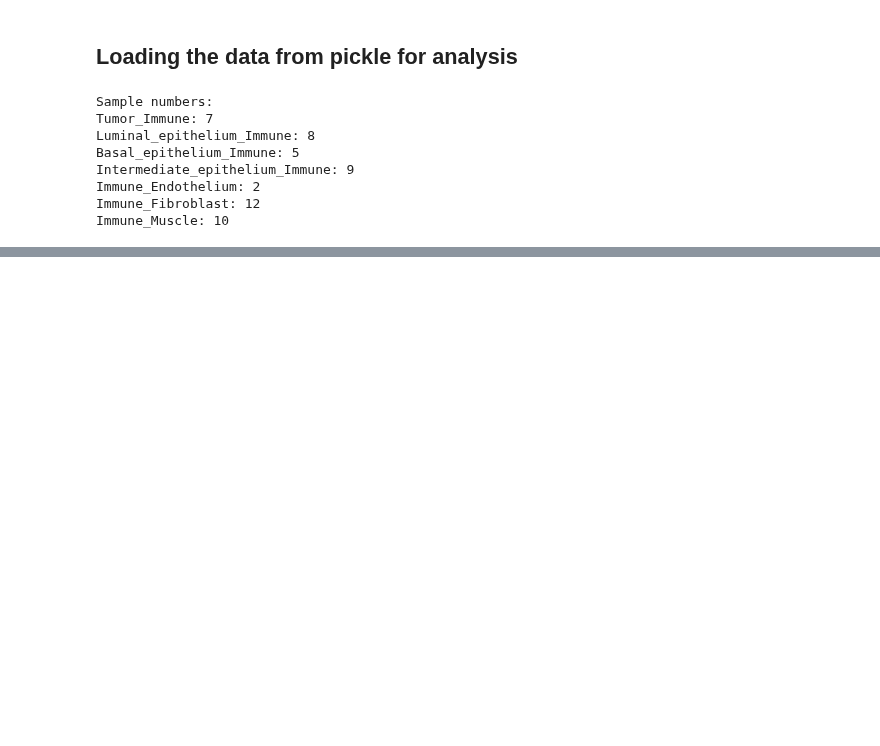
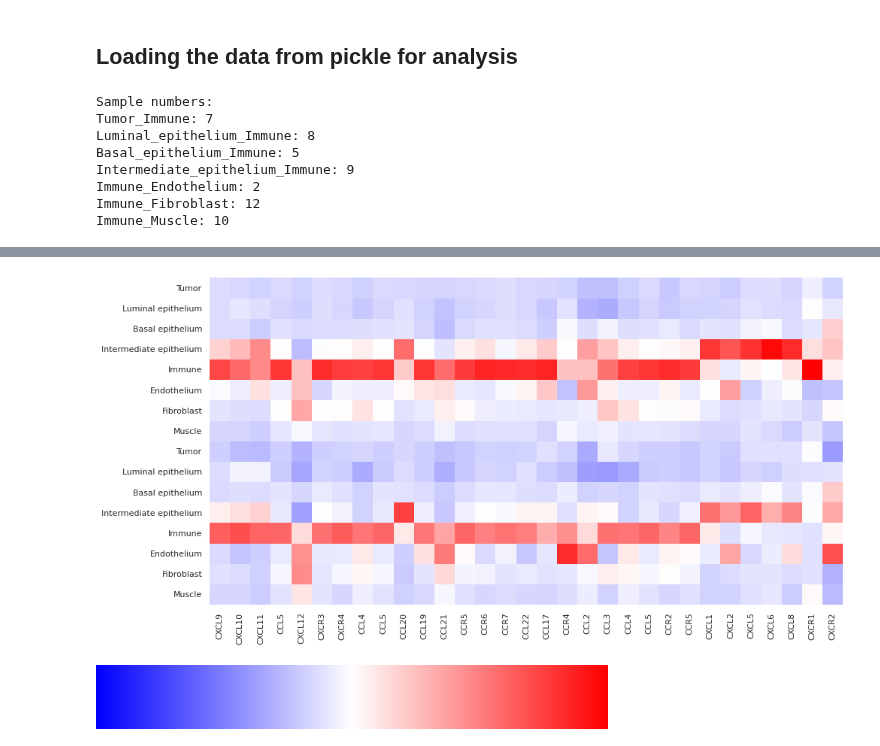
Before and after one commit to akiviaho/spatial, a Jupyter notebook: notebooks/spatial-mapping-based-clusters-receptor-ligand-analyses.ipynb, the cells around one changed output, grey strips where cells are left out. Saved outputs shown, nothing was run; the diff lists cells and outputs as text; code cells hidden in the pictures; blank space fills up the shorter version.

```diff
--- a/notebooks/spatial-mapping-based-clusters-receptor-ligand-analyses.ipynb
+++ b/notebooks/spatial-mapping-based-clusters-receptor-ligand-analyses.ipynb
@@ -947,0 +1346,6 @@ dat
+# %%
+
+chemokine_markers_list = chemokine_markers['gene'].unique().tolist()
+
+#untreated = fetch_region_wide_gene_expression(chemokine_markers_list, unt_samples)
+treated = fetch_region_wide_gene_expression(chemokine_markers_list, trt_samples)
@@ -947,0 +1381,23 @@ dat
+# %%
+from scipy.stats import zscore
+
+sns.set_theme(style='white')
+plot_df = pd.concat([untreated,treated],axis=1).T
+plot_df = plot_df.apply(lambda x: zscore(x, nan_policy='omit'))
+plot_df = plot_df[chemokine_markers['gene']]
+
+# Set figure size
+fig, ax = plt.subplots(figsize=(15, 10))
+
+# Plot the heatmap
+sns.heatmap(plot_df, center=0, cmap='bwr', square=True, ax=ax,cbar=False)
+
+# Display the plot
+plt.savefig('plots/normalized_gene_expression_heatmaps/chemokine_signaling_key_genes.pdf')
+plt.show()
+# %% [output]
+[figure, added]
+# %%
+sns.color_palette('bwr',as_cmap=True)
+# %% [output]
+[figure, added]
```
Also changed, not shown: parts of 63 cells of this notebook, 1 other file.
